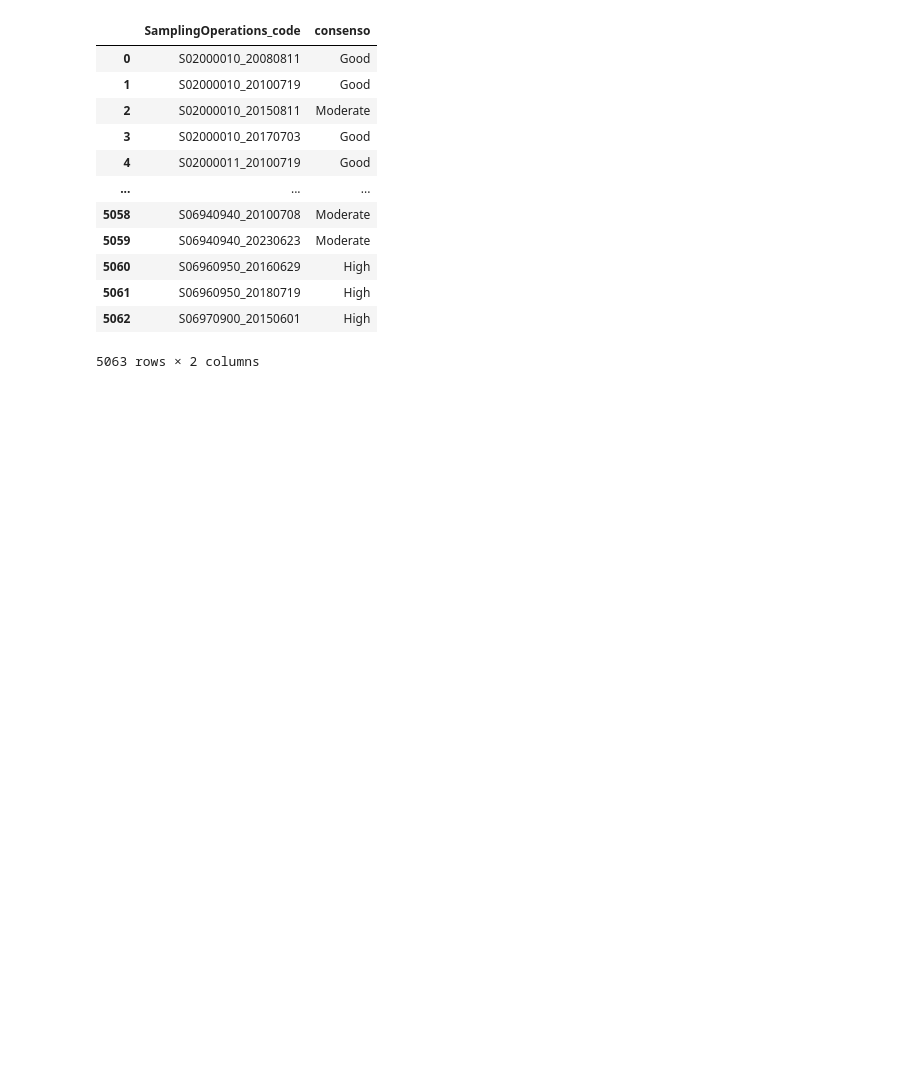
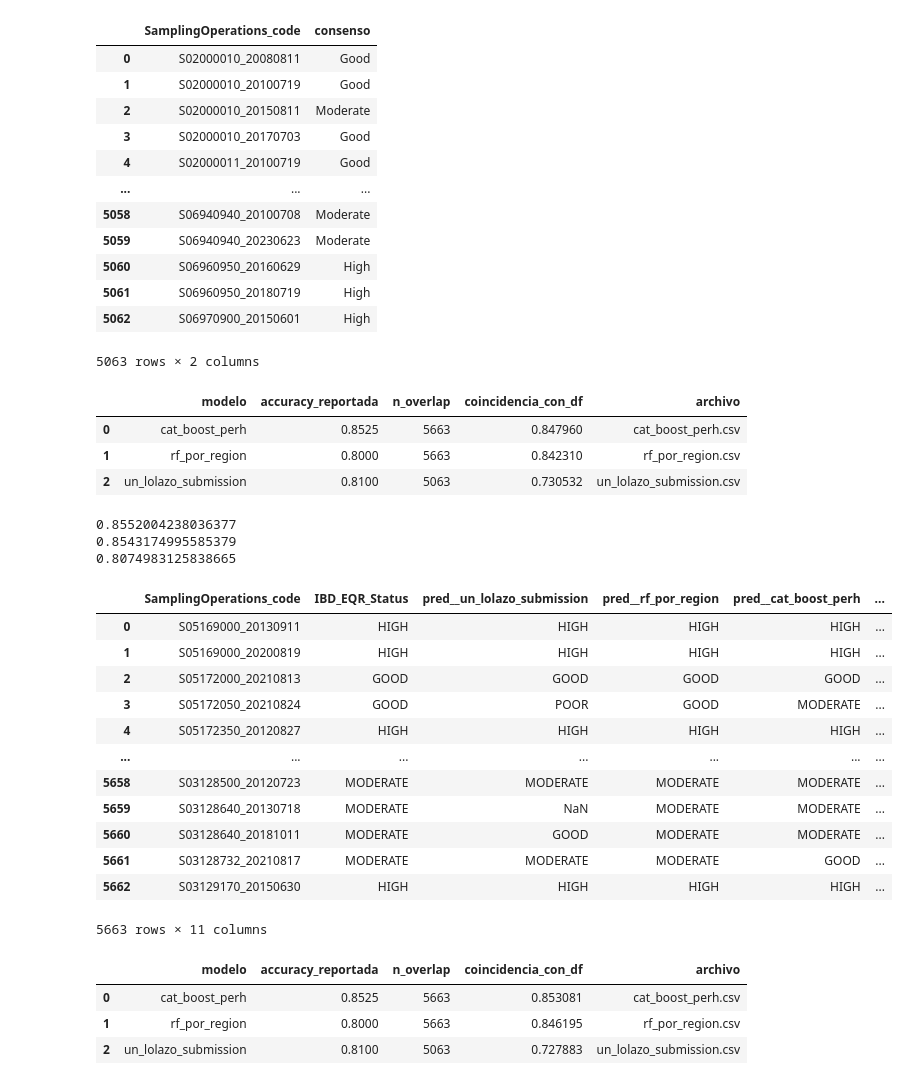
Before and after one commit to heritaco/Empilement-Tobit-CatBoost-et-interpolation-laplacienne-spatio-temporelle-pour-l-IBD-EQR, a Jupyter notebook: results/compare/comparar lo que ya tenemos.ipynb, the cells around one changed output. Saved outputs shown, nothing was run; the diff lists cells and outputs as text; code cells hidden in the pictures; blank space fills up the shorter version.

```diff
--- a/results/compare/comparar lo que ya tenemos.ipynb
+++ b/results/compare/comparar lo que ya tenemos.ipynb
@@ -201,0 +406,58 @@ df_consenso
+# %%
+df_nuevo = pd.read_csv('Boosted_Classification.csv')
+
+df_nuevo = df_nuevo.rename(columns={"yhat_te": "IBD_EQR_Status"})
+
+# Vector de tuplas (archivo_csv, accuracy_en_[0,1])
+modelos = [
+    ("un_lolazo_submission.csv", 0.81),
+    ("rf_por_region.csv", 0.80),
+    ("cat_boost_perh.csv", 0.8525),
+]
+
+salida = evaluar_contra_modelos(df_nuevo, modelos)
+display(salida["resumen_modelos"])          # tabla con coincidencias por modelo
+print(salida["acuerdo_consenso_simple"])  # % acuerdo con mayoría simple
+print(salida["acuerdo_consenso_ponderado"]) # % acuerdo con mayoría ponderada
+print(salida["esperado_correcto_promedio"]) # estimado de acierto promedio de tu df
+display(salida["detallado"])     # por-registro (incluye prob_correcta_estimada)
+# %% [output]
+|  | modelo | accuracy_reportada | n_overlap | coincidencia_con_df | archivo |
+| 0 | cat_boost_perh | 0.8525 | 5663 | 0.847960 | cat_boost_perh.csv |
+| 1 | rf_por_region | 0.8000 | 5663 | 0.842310 | rf_por_region.csv |
+| 2 | un_lolazo_submission | 0.8100 | 5063 | 0.730532 | un_lolazo_submission.csv |
+0.8552004238036377
+0.8543174995585379
+0.8074983125838665
+|  | SamplingOperations_code | IBD_EQR_Status | pred__un_lolazo_submission | pred__rf_por_region | pred__cat_boost_perh | ... |
+| 0 | S05169000_20130911 | HIGH | HIGH | HIGH | HIGH | ... |
+| 1 | S05169000_20200819 | HIGH | HIGH | HIGH | HIGH | ... |
+| 2 | S05172000_20210813 | GOOD | GOOD | GOOD | GOOD | ... |
+| 3 | S05172050_20210824 | GOOD | POOR | GOOD | MODERATE | ... |
+| 4 | S05172350_20120827 | HIGH | HIGH | HIGH | HIGH | ... |
+| ... | ... | ... | ... | ... | ... | ... |
+| 5658 | S03128500_20120723 | MODERATE | MODERATE | MODERATE | MODERATE | ... |
+| 5659 | S03128640_20130718 | MODERATE | NaN | MODERATE | MODERATE | ... |
+| 5660 | S03128640_20181011 | MODERATE | GOOD | MODERATE | MODERATE | ... |
+| 5661 | S03128732_20210817 | MODERATE | MODERATE | MODERATE | GOOD | ... |
+| 5662 | S03129170_20150630 | HIGH | HIGH | HIGH | HIGH | ... |
+5663 rows × 11 columns
+# %%
+df_nuevo = pd.read_csv('Catboost_Classification.csv')
+
+df_nuevo = df_nuevo.rename(columns={"yhat_te": "IBD_EQR_Status"})
+
+# Vector de tuplas (archivo_csv, accuracy_en_[0,1])
+modelos = [
+    ("un_lolazo_submission.csv", 0.81),
+    ("rf_por_region.csv", 0.80),
+    ("cat_boost_perh.csv", 0.8525),
+]
+
+salida = evaluar_contra_modelos(df_nuevo, modelos)
+display(salida["resumen_modelos"])          # tabla con coincidencias por modelo
+# %% [output]
+|  | modelo | accuracy_reportada | n_overlap | coincidencia_con_df | archivo |
+| 0 | cat_boost_perh | 0.8525 | 5663 | 0.853081 | cat_boost_perh.csv |
+| 1 | rf_por_region | 0.8000 | 5663 | 0.846195 | rf_por_region.csv |
+| 2 | un_lolazo_submission | 0.8100 | 5063 | 0.727883 | un_lolazo_submission.csv |
```
Also changed, not shown: parts of 13 cells of this notebook, 46 other files.
